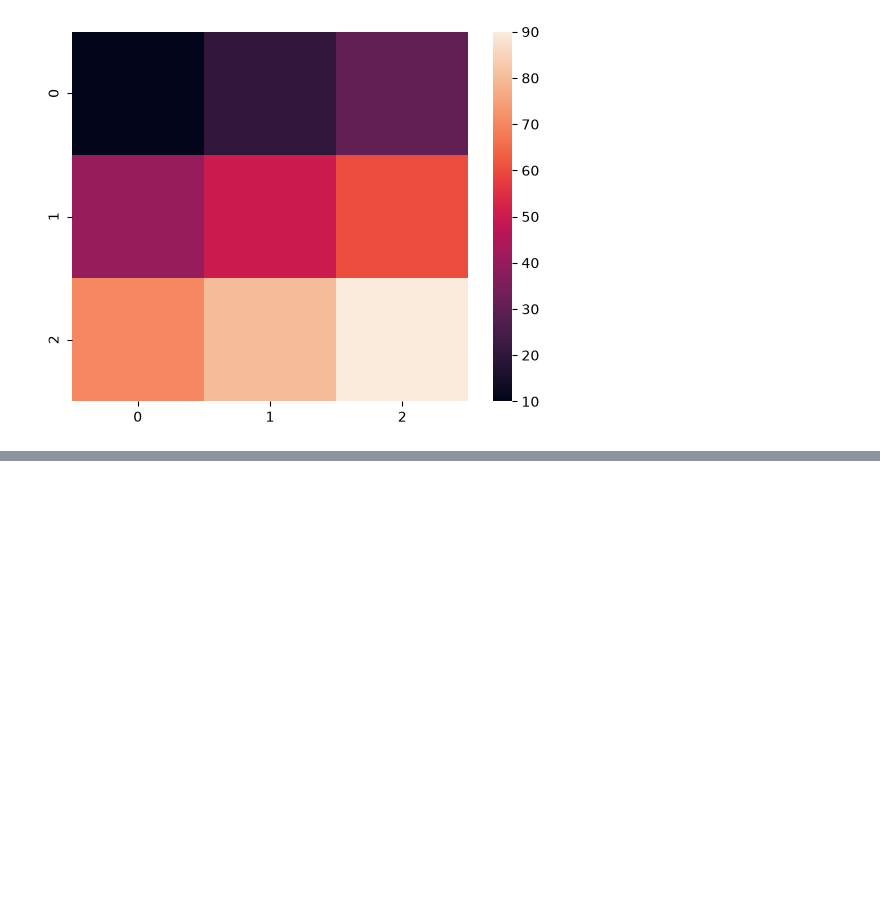
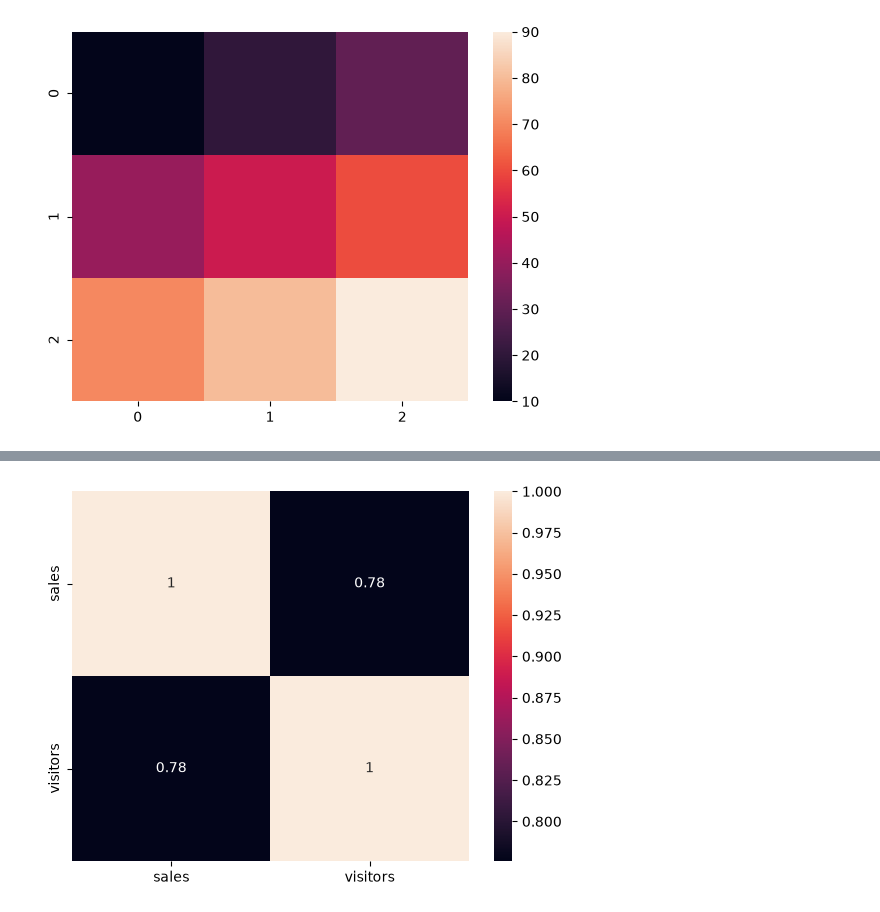
Before and after one commit to AmitKumarPrasad1846/Complete_AI_ML_challenge, a Jupyter notebook: 05_seaborn/seaborn_day_1.ipynb, the cells around one changed output, grey strips where cells are left out. Cells and saved outputs as stored; diff of their text form; code cells hidden in the pictures; blank space fills up the shorter version.

```diff
--- a/05_seaborn/seaborn_day_1.ipynb
+++ b/05_seaborn/seaborn_day_1.ipynb
@@ -191,0 +197,6 @@ plt.show()
+# %%
+#annot=True --> it will show the co-relation avlues on heatmap
+sns.heatmap(df[['sales','visitors']].corr(),annot=True)
+plt.show()
+# %% [output]
+[figure, added]
```
Also changed, not shown: parts of 2 cells of this notebook.
